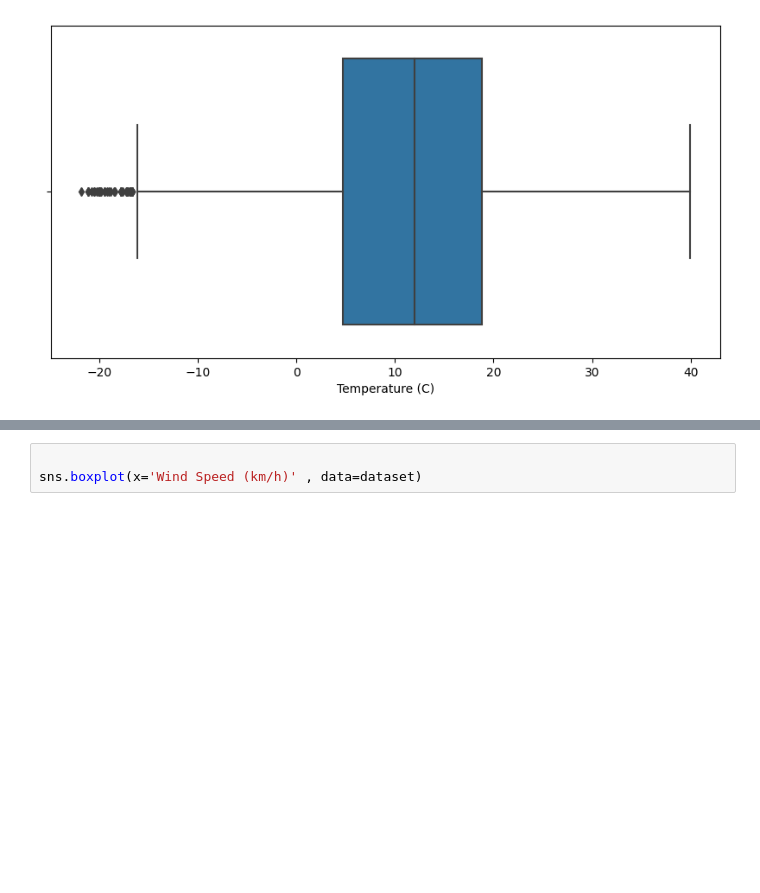
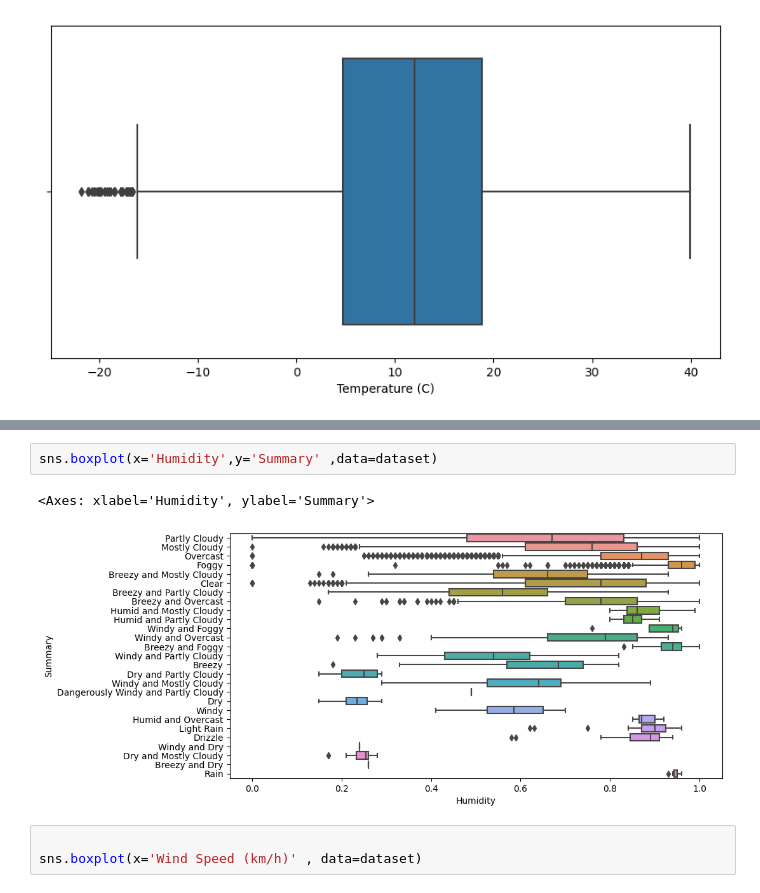
Before and after one commit to Diphalder/Mechine-Learning, a Jupyter notebook: new_weather.ipynb, the cells around one changed output, grey strips where cells are left out. Saved outputs shown, nothing was run; the diff lists cells and outputs as text; blank space fills up the shorter version.

```diff
--- a/new_weather.ipynb
+++ b/new_weather.ipynb
@@ -212,3 +192,8 @@ sns.boxplot(x="Temperature (C)" , data=dataset)
+# %%
+sns.boxplot(x='Humidity',y='Summary' ,data=dataset)
+# %% [output]
+<Axes: xlabel='Humidity', ylabel='Summary'>
+[figure, added]
 # %%
 
 sns.boxplot(x='Wind Speed (km/h)' , data=dataset)
```
Also changed, not shown: parts of 11 cells of this notebook, 3 other files.
